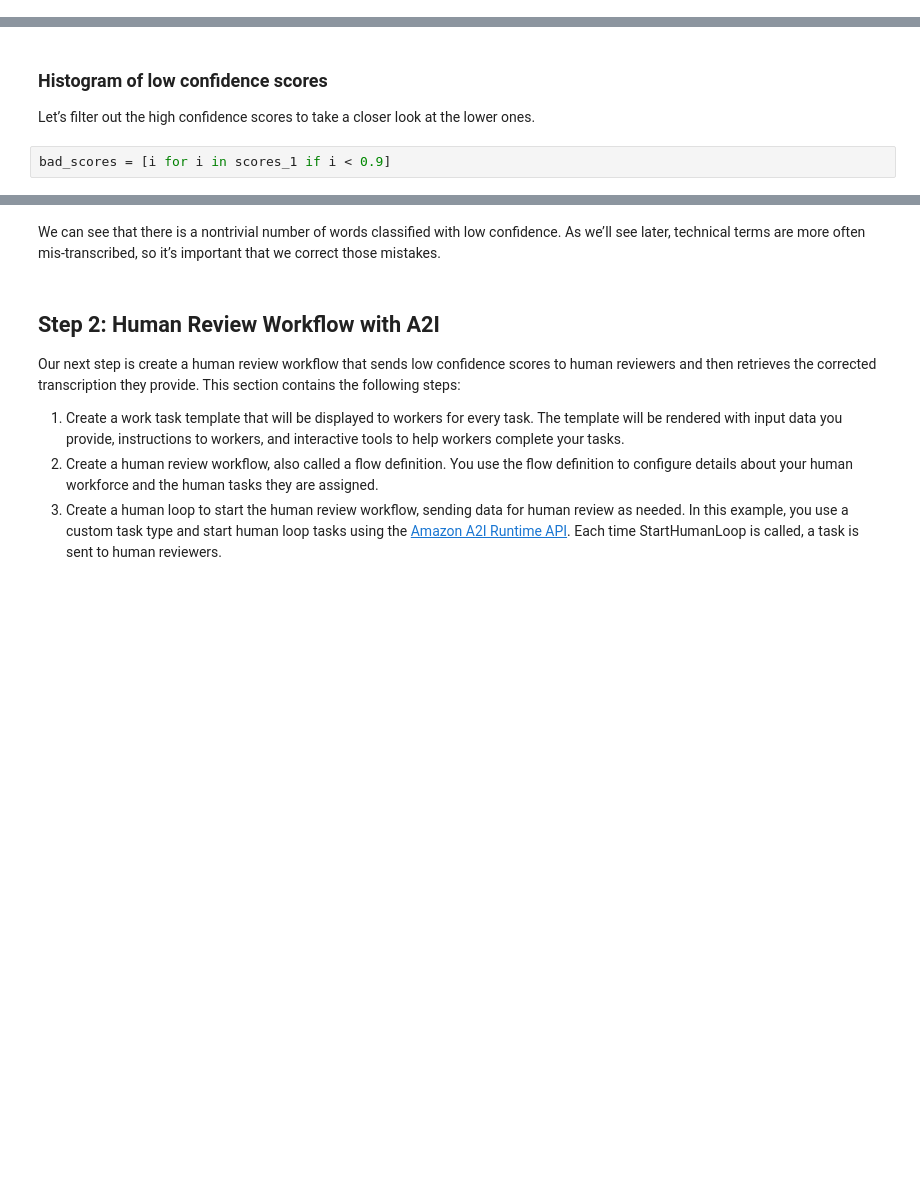
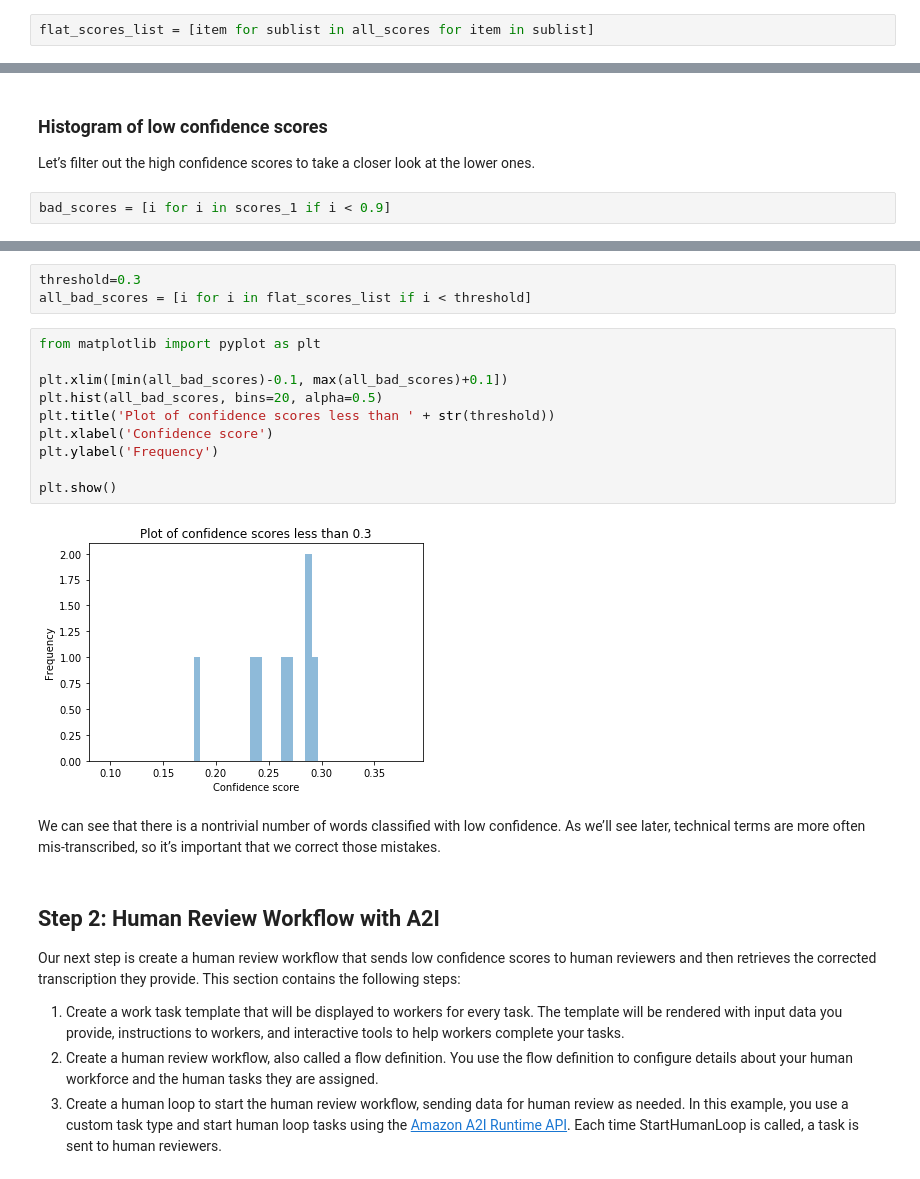
Before and after one commit to jasperhuang/jh_amazon_summer_2020, a Jupyter notebook: transcribe_a2i_demo.ipynb, the cells around one changed output, grey strips where cells are left out. Saved outputs shown, nothing was run; the diff lists cells and outputs as text; blank space fills up the shorter version.

```diff
--- a/transcribe_a2i_demo.ipynb
+++ b/transcribe_a2i_demo.ipynb
@@ -318,5 +391,7 @@ print(sentences_and_times_1[0])
 # %% [output]
 {'start_time': 0.54, 'end_time': '1.03', 'sentence': 'Hi.', 'min_confidence': 1.0}
+# %%
+flat_scores_list = [item for sublist in all_scores for item in sublist]
 # %% [markdown]
 ### Save the first transcript to a txt file
 Let's save the full transcript, as we'll be using this later for comparisons.
@@ -358,3 +432,18 @@ plt.show()
+# %%
+threshold=0.3
+all_bad_scores = [i for i in flat_scores_list if i < threshold]
+# %%
+from matplotlib import pyplot as plt
+
+plt.xlim([min(all_bad_scores)-0.1, max(all_bad_scores)+0.1])
+plt.hist(all_bad_scores, bins=20, alpha=0.5)
+plt.title('Plot of confidence scores less than ' + str(threshold))
+plt.xlabel('Confidence score')
+plt.ylabel('Frequency')
+
+plt.show()
+# %% [output]
+[figure, added]
 # %% [markdown]
 We can see that there is a nontrivial number of words classified with low confidence. As we’ll see later, technical terms are more often mis-transcribed, so it’s important that we correct those mistakes.
 # %% [markdown]
```
Also changed, not shown: parts of 28 cells of this notebook, 5 other files.
